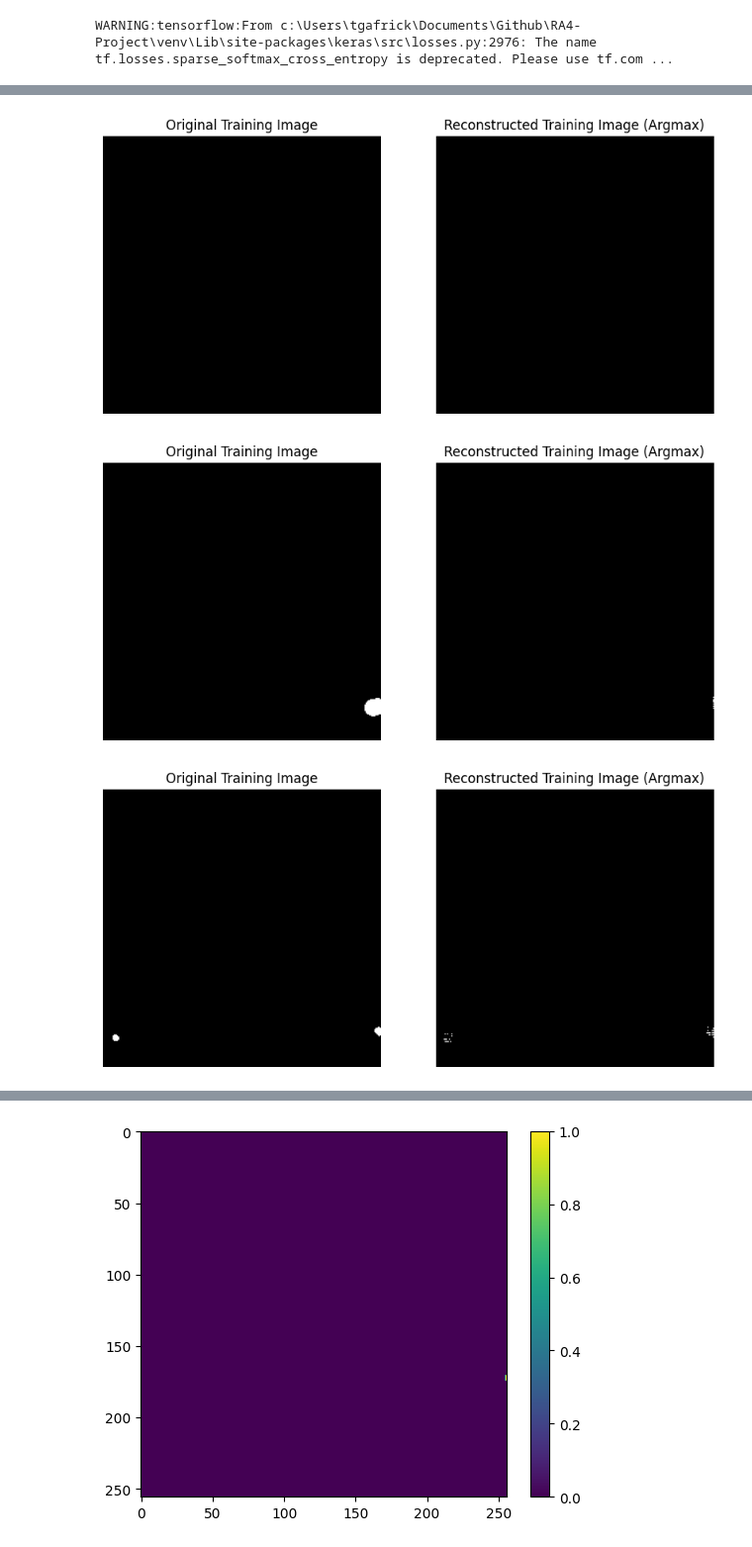
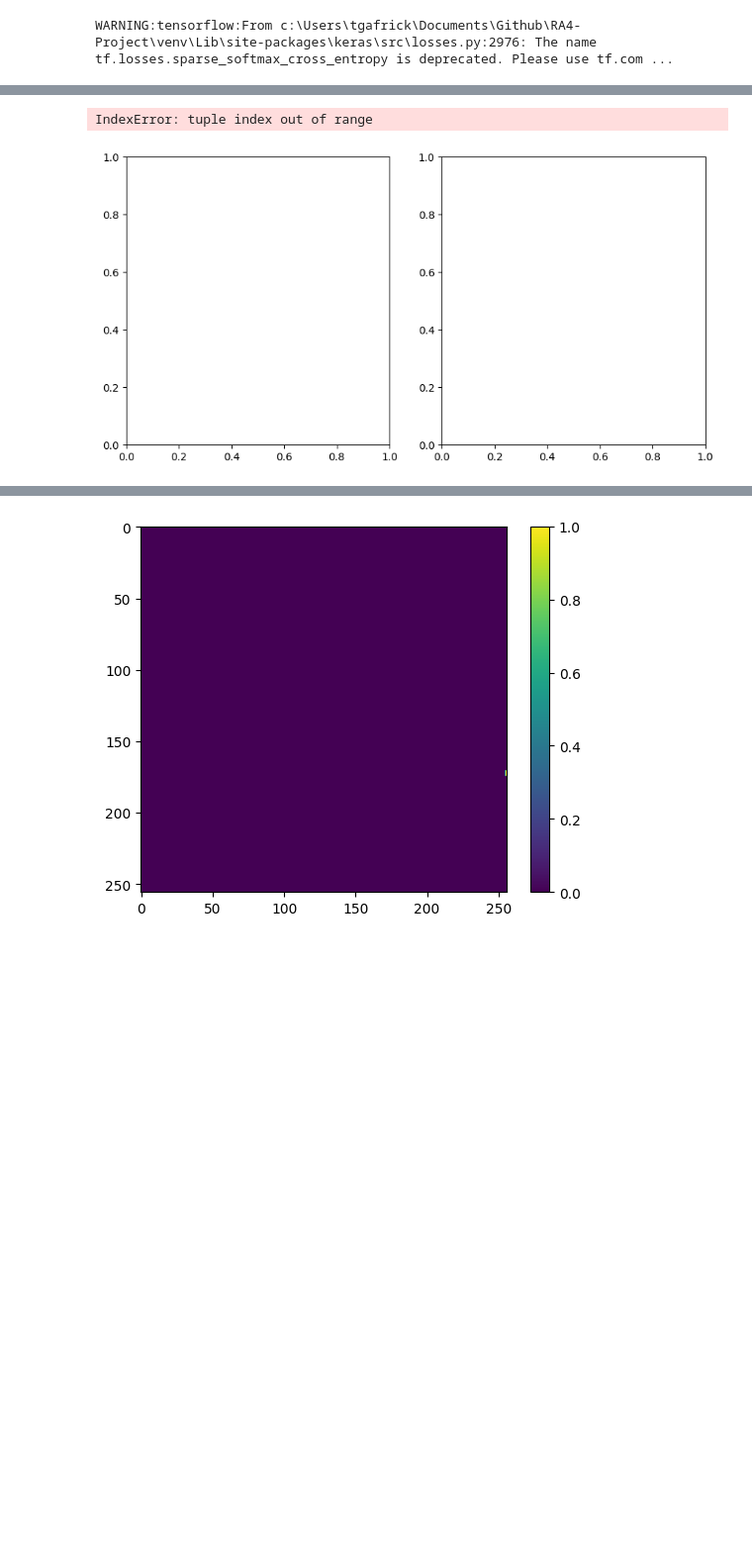
Before and after one commit to tgafrick/RA4-Project, a Jupyter notebook: test.ipynb, the cells around one changed output, grey strips where cells are left out. Shown: that part at 99% size. Cells and saved outputs as stored; diff of their text form; code cells hidden in the pictures; blank space fills up the shorter version.

Commit message:
changed loss function to cross entropy, still errors in visualization due to tensor size conflicts.

```diff
--- a/test.ipynb
+++ b/test.ipynb
@@ -14,6 +14,7 @@ import tensorflow as tf
 WARNING:tensorflow:From c:\Users\tgafrick\Documents\Github\RA4-Project\venv\Lib\site-packages\keras\src\losses.py:2976: The name tf.losses.sparse_softmax_cross_entropy is deprecated. Please use tf.com ...
 # %%
 import torch
+from torch.nn import CrossEntropyLoss
 from torch.utils.data import DataLoader
 import numpy as np
 import os
@@ -33,36 +34,39 @@ class AutoEncoder(pl.LightningModule):
         self.unet = UNet(
             spatial_dims=3,
             in_channels=1,
-            out_channels=2,
+            out_channels=3,  # Update to 3 output channels
             channels=(16, 32, 64, 128, 256),
             strides=(2, 2, 2, 2),
             num_res_units=2,
         )
-        self.loss_function = DiceLoss(sigmoid=True, to_onehot_y=True)
+        # Define class weights
+        class_weights = torch.tensor([0.2, 0.4, 0.4])
+        self.loss_function = CrossEntropyLoss(weight=class_weights)
 
     def forward(self, x):
         return self.unet(x)
 
     def training_step(self, batch, batch_idx):
-        x, _ = batch
+        x, y = batch
         x_hat = self.unet(x)
-        loss = self.loss_function(x_hat, x)
+        loss = self.loss_function(x_hat, y.squeeze(1).long())  # Ensure labels are in the range [0, 2]
         self.log('train_loss', loss)
         return loss
 
     def validation_step(self, batch, batch_idx):
-        x, _ = batch
+        x, y = batch
         x_hat = self.unet(x)
-        loss = self.loss_function(x_hat, x)
+        loss = self.loss_function(x_hat, y.squeeze(1).long())  # Ensure labels are in the range [0, 2]
         self.log('val_loss', loss, prog_bar=True)
         return loss
 
     def configure_optimizers(self):
         return torch.optim.Adam(self.parameters(), lr=1e-3)
 
+
 # Define dataset and data loaders for both training and validation sets
-train_data_dir = "./images/Train"
-val_data_dir = "./images/Validation"
+train_data_dir = "./images/TrainFullLabels30"
+val_data_dir = "./images/ValFullLabels70"
 
 transform = Compose([
     Lambda(func=lambda x: np.expand_dims(x, 0) if x.ndim == 3 else x),
@@ -90,8 +94,8 @@ class MyDataset(Dataset):
 train_dataset = MyDataset(train_data_dir, transform)
 val_dataset = MyDataset(val_data_dir, transform)
 
-train_dataloader = DataLoader(train_dataset, batch_size=4, shuffle=True, num_workers=0)
-val_dataloader = DataLoader(val_dataset, batch_size=4, shuffle=False, num_workers=0)
+train_dataloader = DataLoader(train_dataset, batch_size=1, shuffle=True, num_workers=0)
+val_dataloader = DataLoader(val_dataset, batch_size=1, shuffle=True, num_workers=0)
 
 # Define a custom callback to plot both training and validation losses
 class PlotLossCallback(pl.Callback):
@@ -104,8 +108,8 @@ class PlotLossCallback(pl.Callback):
         train_loss = trainer.callback_metrics['train_loss'].cpu().item()  # Move tensor to CPU and get its value
         val_loss = trainer.callback_metrics['val_loss'].cpu().item()  # Move tensor to CPU and get its value
         with self.writer.as_default():
-            tf.summary.scalar('Training Loss', train_loss, step=epoch)
-            tf.summary.scalar('Validation Loss', val_loss, step=epoch)
+            tf.summary.scalar('Loss_', train_loss, step=epoch)
+            tf.summary.scalar('Loss_', val_loss, step=epoch)
 
 
 # Define Lightning trainer
@@ -237,39 +163,41 @@ trainer.fit(model, dataloader)
 # %%
 import matplotlib.pyplot as plt
 import numpy as np
 
 # Set the model to evaluation mode
 model.eval()
 
+rdata = MyDataset(train_data_dir, transform)
 
 # Pass the original data through the model to get reconstructed images
 reconstructed_images = []
 original_images = []
-for data, _ in dataloader:
+for data, _ in rdata:
     with torch.no_grad():
+        # Ensure the data has the same shape as the expected input (batch size of 1)
+        data = data.unsqueeze(0)
         reconstructed = model(data)
-    reconstructed_images.append(reconstructed.cpu().numpy())
-    original_images.append(data.cpu().numpy())
+    reconstructed_images.append(reconstructed.squeeze().cpu().numpy())  # Remove batch dimension
+    original_images.append(data.squeeze().cpu().numpy())  # Remove batch dimension
 
 # Visualize original and reconstructed images
 num_samples = len(reconstructed_images)
 for i in range(num_samples):
     fig, axes = plt.subplots(1, 2, figsize=(10, 5))
 
     # Original Image
-    axes[0].imshow(original_images[i][0, 0, :, :, 256//2], cmap='gray')
+    axes[0].imshow(original_images[i][0, :, :, original_images[i].shape[3]//2], cmap='gray')
     axes[0].set_title('Original Training Image')
     axes[0].axis('off')
 
     # Reconstructed Image with Binary Threshold
-    reconstructed_argmax = np.argmax(reconstructed_images[i][0, :, :, :, 256//2], axis=0)
+    reconstructed_argmax = np.argmax(reconstructed_images[i], axis=0)
     reconstructed_binary = np.where(reconstructed_argmax == 0, 0, 1)
-    axes[1].imshow(reconstructed_binary, cmap='gray')
+    axes[1].imshow(reconstructed_binary[:, :, reconstructed_images[i].shape[2]//2], cmap='gray')
     axes[1].set_title('Reconstructed Training Image (Argmax)')
     axes[1].axis('off')
 
     plt.show()
 # %% [output]
+IndexError: tuple index out of range
-[figure, old version]
+[figure, new version]
-[figure, removed]
-[figure, removed]
```
Also changed, not shown: parts of 3 cells of this notebook.
